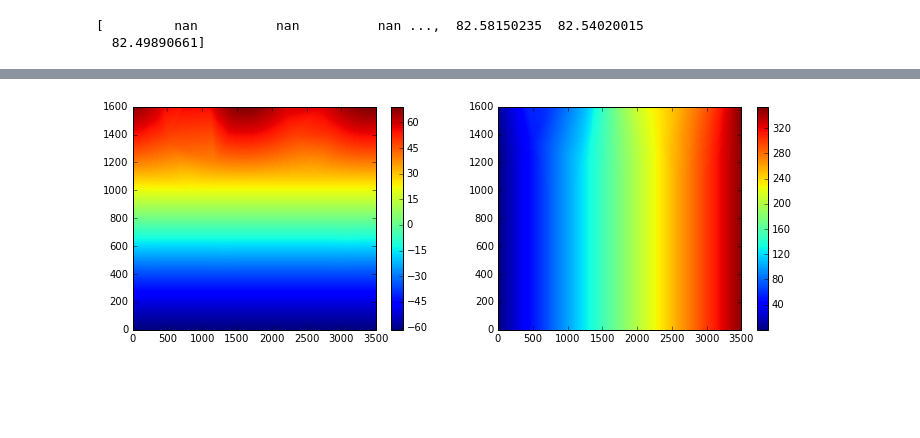
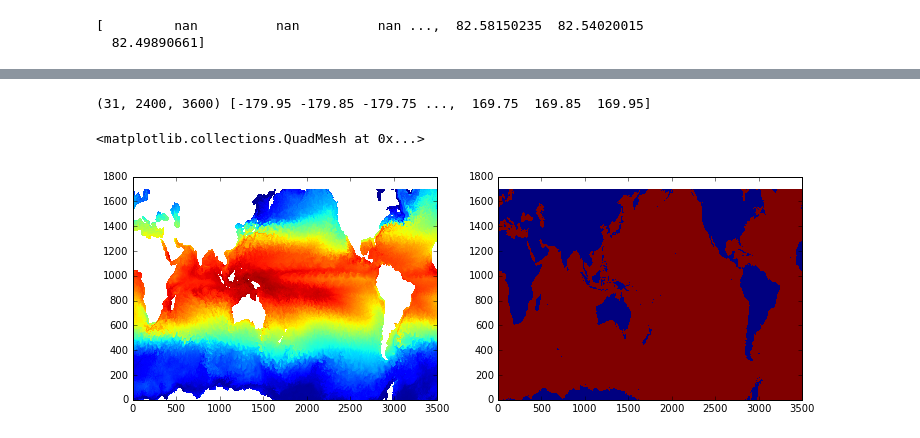
Before and after one commit to roxyboy/pop_gradient, a Jupyter notebook: SST_aggregate.ipynb, the cells around one changed output, grey strips where cells are left out. Cells and saved outputs as stored; diff of their text form; code cells hidden in the pictures; blank space fills up the shorter version.

```diff
--- a/SST_aggregate.ipynb
+++ b/SST_aggregate.ipynb
@@ -17,9 +17,14 @@ fname = os.path.join(basedir,
                                     'hybrid_v5_rel04_BC5_ne120_t12_pop62.pop.h.nday1.0046-01-01.nc')
 ds = xray.open_dataset(fname,
                       decode_times=False)
+nroll = -1100
 mask = ds.KMT > 1
-lat = ds.TLAT.where(mask)
-lon = ds.TLONG.where(mask)
+SST46_01 = ds.SST.where(mask).roll(nlon=nroll)
+lat = ds.TLAT.where(mask).roll(nlon=nroll)
+lon = ds.TLONG.where(mask).roll(nlon=nroll)
+# %%
+ys = 200; ye = 1900
+xs = 0; xe = 3500
 # %%
 fig = plt.figure(figsize=(12,4))
 ax1 = fig.add_subplot(121)
@@ -52,0 +60,7 @@ ax2.pcolormesh(np.ma.masked_invalid(lon_interp))
+# %%
+print SST46_01.shape, lon_interp[200, :]-180.
+# %% [output]
+(31, 2400, 3600) [-179.95 -179.85 -179.75 ...,  169.75  169.85  169.95]
+# %%
+SST_ex = SST46_01.copy()[:, ys:ye, xs:xe]
+mask_ex = mask.roll(nlon=-1100).values[ys:ye, xs:xe]
@@ -53,10 +69,9 @@ ax2.pcolormesh(np.ma.masked_invalid(lon_interp))
 # %%
 fig = plt.figure(figsize=(12,4))
 ax1 = fig.add_subplot(121)
-cax1 = ax1.pcolormesh(np.ma.masked_invalid(lat_interp[400:2000, :3500]))
-cbar = fig.colorbar(cax1)
+ax1.pcolormesh(np.ma.masked_invalid(SST_ex[0]))
 ax2 = fig.add_subplot(122)
-cax2 = ax2.pcolormesh(np.ma.masked_invalid(lon_interp[400:2000, :3500]))
-cbar = fig.colorbar(cax2)
+ax2.pcolormesh(np.ma.masked_invalid(mask_ex))
 # %% [output]
+<matplotlib.collections.QuadMesh at 0x...>
-[figure, old version]
+[figure, new version]
```
Also changed, not shown: parts of 7 cells of this notebook.
